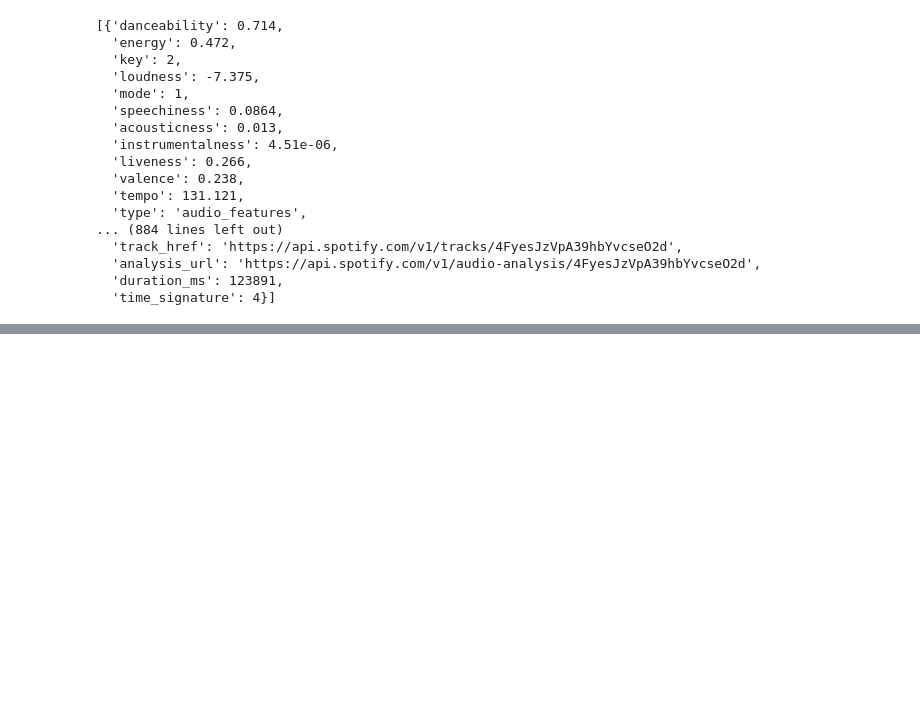
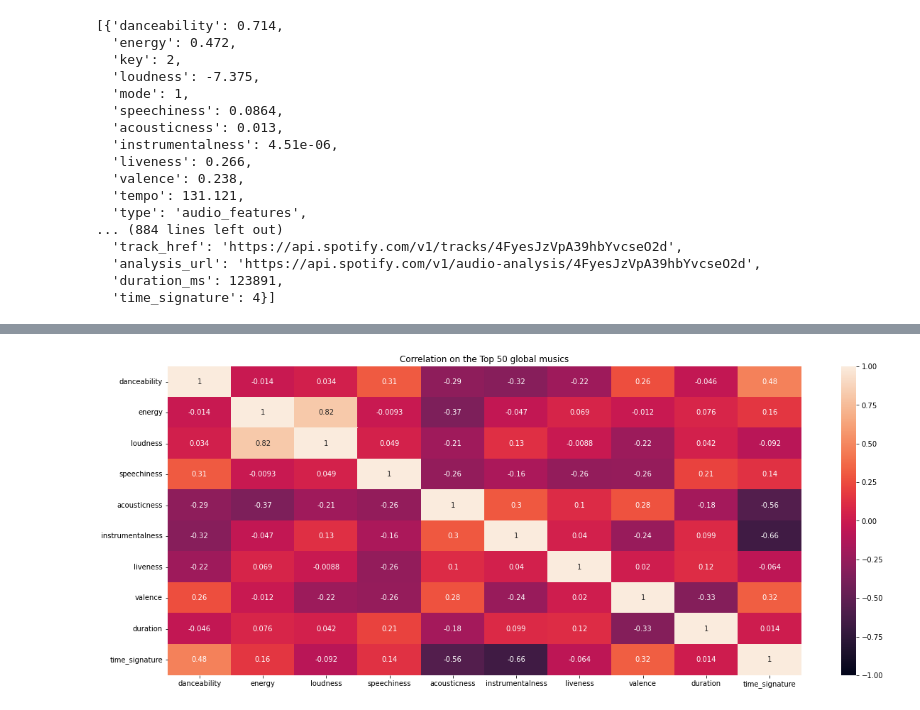
Before and after one commit to Sebastiao199/Project4WebScrapStats, a Jupyter notebook: spotify_sebastiao.ipynb, the cells around one changed output, grey strips where cells are left out. Saved outputs shown, nothing was run; the diff lists cells and outputs as text; code cells hidden in the pictures; blank space fills up the shorter version.

```diff
--- a/spotify_sebastiao.ipynb
+++ b/spotify_sebastiao.ipynb
@@ -391,0 +439,4 @@ spotipy_musics
+# %%
+spotify_bd = spotify[['track_id','artists','album_name','track_name','track_genre']]
+final_df = spotify_bd.merge(spotipy_musics, left_on="track_id", right_on="id")
+final_df.info()
@@ -391,0 +469,7 @@ spotipy_musics
+# %%
+plt.figure(figsize=(20,8))
+sns.heatmap(final_df.corr(), annot=True, vmin=-1, vmax=1)
+plt.title('Correlation on the Top 50 global musics')
+plt.show()
+# %% [output]
+[figure, added]
```
Also changed, not shown: parts of 11 cells of this notebook.
